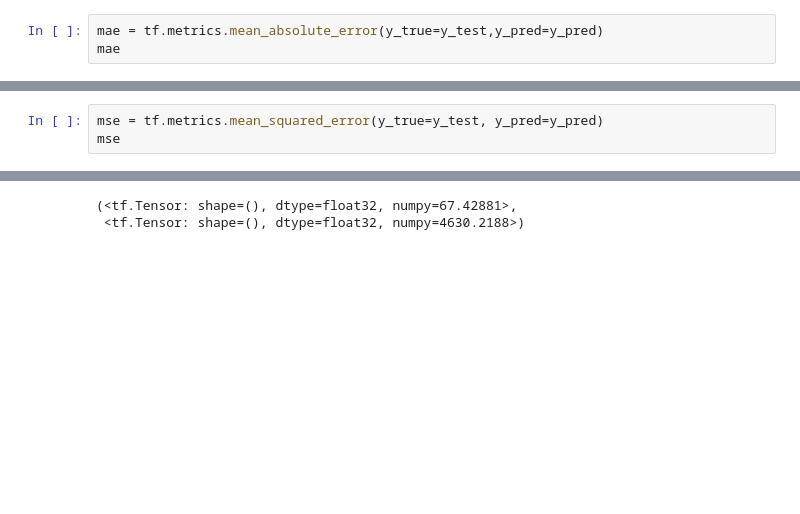
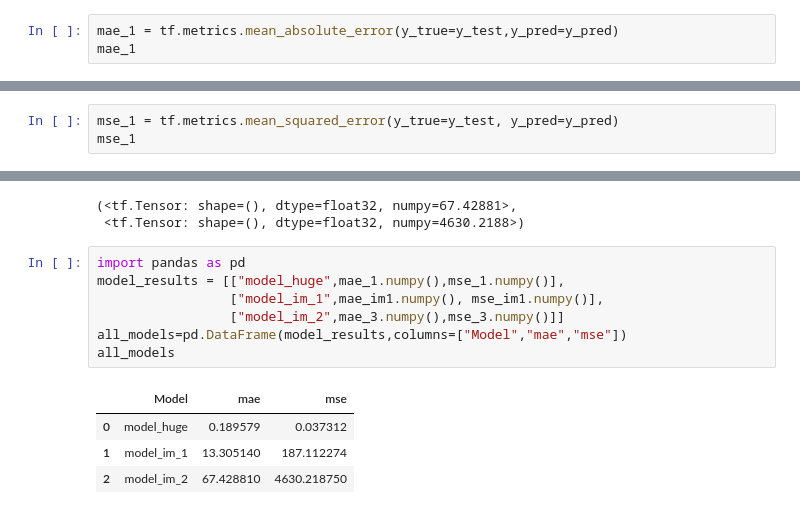
Before and after one commit to hrushikute/DataAnalytics, a Jupyter notebook: 01_neural_ntewrok_regression_with_tensorflow.ipynb, the cells around one changed output, grey strips where cells are left out. Drawn from its saved outputs; the diff is of its cells as text; blank space fills up the shorter version.

```diff
--- a/01_neural_ntewrok_regression_with_tensorflow.ipynb
+++ b/01_neural_ntewrok_regression_with_tensorflow.ipynb
@@ -272,6 +272,6 @@ y_test, y_pred
 
 y_pred=tf.squeeze(tf.constant(y_pred))
 # %%
-mae = tf.metrics.mean_absolute_error(y_true=y_test,y_pred=y_pred)
-mae
+mae_1 = tf.metrics.mean_absolute_error(y_true=y_test,y_pred=y_pred)
+mae_1
 # %% [output]
@@ -279,4 +279,4 @@ mae
 # %%
-mse = tf.metrics.mean_squared_error(y_true=y_test, y_pred=y_pred)
-mse
+mse_1 = tf.metrics.mean_squared_error(y_true=y_test, y_pred=y_pred)
+mse_1
 # %% [output]
@@ -373,3 +373,15 @@ mae_3,mse_3
 # %% [output]
 (<tf.Tensor: shape=(), dtype=float32, numpy=67.42881>,
  <tf.Tensor: shape=(), dtype=float32, numpy=4630.2188>)
+# %%
+import pandas as pd
+model_results = [["model_huge",mae_1.numpy(),mse_1.numpy()],
+                 ["model_im_1",mae_im1.numpy(), mse_im1.numpy()],
+                 ["model_im_2",mae_3.numpy(),mse_3.numpy()]]
+all_models=pd.DataFrame(model_results,columns=["Model","mae","mse"])
+all_models
+# %% [output]
+|  | Model | mae | mse |
+| 0 | model_huge | 0.189579 | 0.037312 |
+| 1 | model_im_1 | 13.305140 | 187.112274 |
+| 2 | model_im_2 | 67.428810 | 4630.218750 |
```
Also changed, not shown: parts of 19 cells of this notebook.
